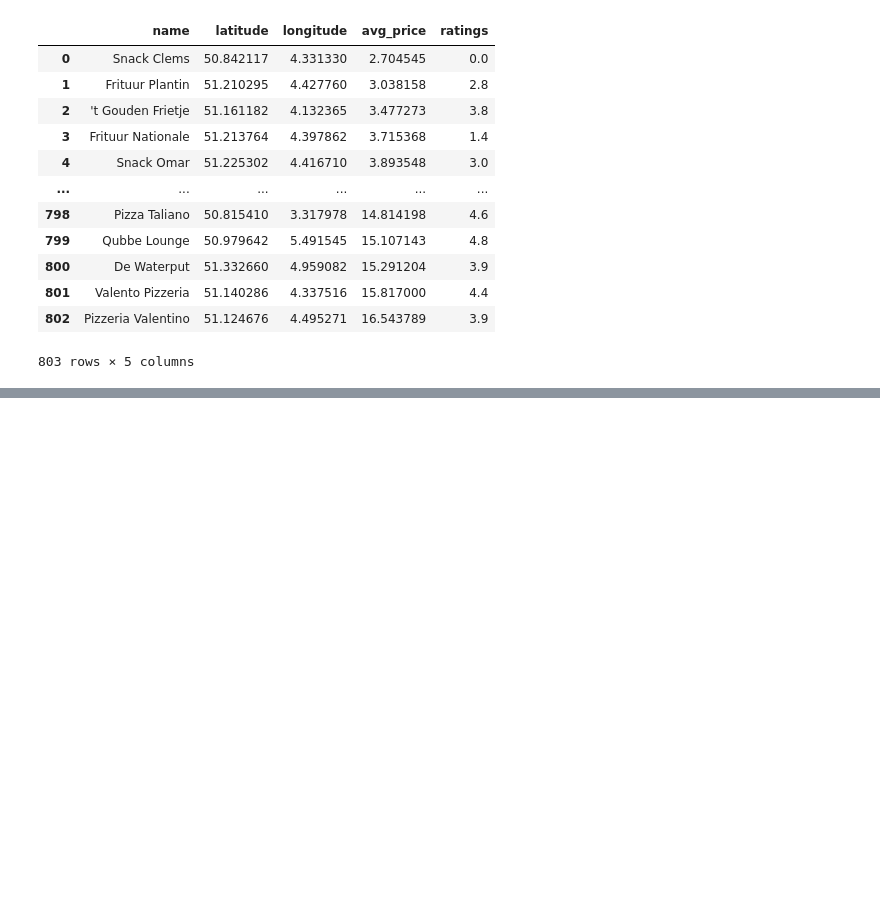
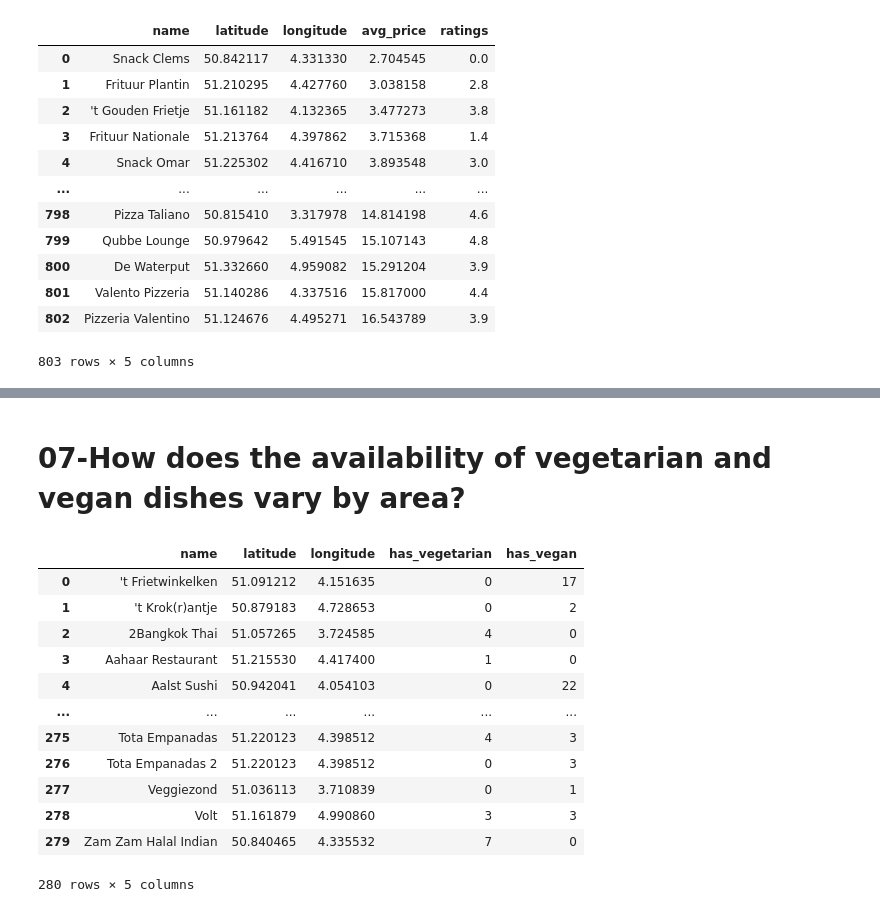
Before and after one commit to kristinnuyens/delivery-market-analysis, a Jupyter notebook: notebooks/SQL.ipynb, the cells around one changed output, grey strips where cells are left out. Saved outputs shown, nothing was run; the diff lists cells and outputs as text; code cells hidden in the pictures; blank space fills up the shorter version.

```diff
--- a/notebooks/SQL.ipynb
+++ b/notebooks/SQL.ipynb
@@ -152,0 +224,38 @@ df_result
+# %% [markdown]
+# 07-How does the availability of vegetarian and vegan dishes vary by area?
+# %%
+sql = """
+SELECT
+    r.name,
+    r.latitude,
+    r.longitude,
+    SUM(c.name LIKE '%Vegetarian%') AS has_vegetarian,
+    SUM(c.name LIKE '%Vegan%') AS has_vegan
+FROM restaurants AS r
+JOIN categories AS c
+    ON r.primarySlug = c.restaurant_id
+GROUP BY r.name, r.latitude, r.longitude
+HAVING SUM(c.name LIKE '%Vegetarian%') + SUM(c.name LIKE '%Vegan%') > 0
+"""
+df_result = pd.read_sql_query(sql, conn)
+
+df_result.to_csv(
+    SQL_OUT / "07_veggie_vegan_by_area.csv",
+    index=False
+)
+
+df_result
+# %% [output]
+|  | name | latitude | longitude | has_vegetarian | has_vegan |
+| 0 | 't Frietwinkelken | 51.091212 | 4.151635 | 0 | 17 |
+| 1 | 't Krok(r)antje | 50.879183 | 4.728653 | 0 | 2 |
+| 2 | 2Bangkok Thai | 51.057265 | 3.724585 | 4 | 0 |
+| 3 | Aahaar Restaurant | 51.215530 | 4.417400 | 1 | 0 |
+| 4 | Aalst Sushi | 50.942041 | 4.054103 | 0 | 22 |
+| ... | ... | ... | ... | ... | ... |
+| 275 | Tota Empanadas | 51.220123 | 4.398512 | 4 | 3 |
+| 276 | Tota Empanadas 2 | 51.220123 | 4.398512 | 0 | 3 |
+| 277 | Veggiezond | 51.036113 | 3.710839 | 0 | 1 |
+| 278 | Volt | 51.161879 | 4.990860 | 3 | 3 |
+| 279 | Zam Zam Halal Indian | 50.840465 | 4.335532 | 7 | 0 |
+280 rows × 5 columns
```
Also changed, not shown: parts of 10 cells of this notebook, 7 other files.
